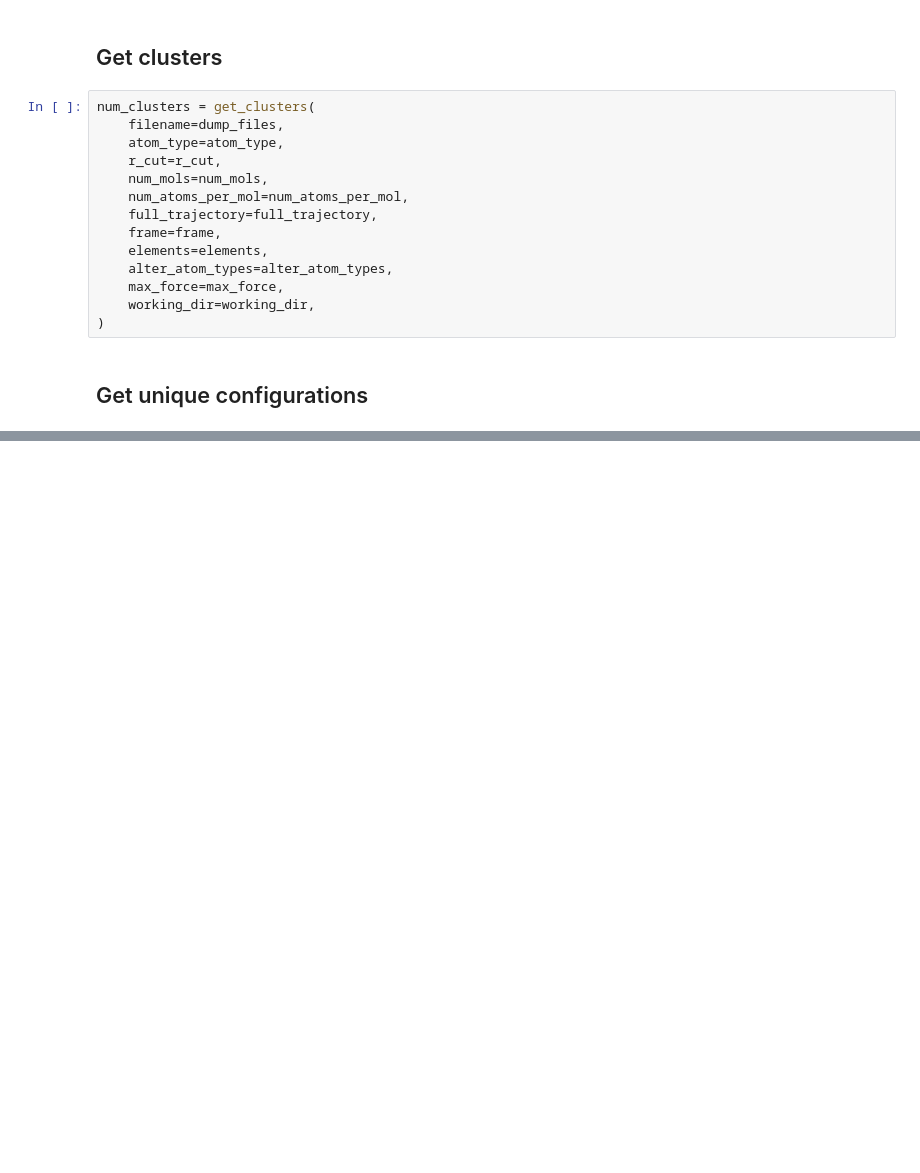
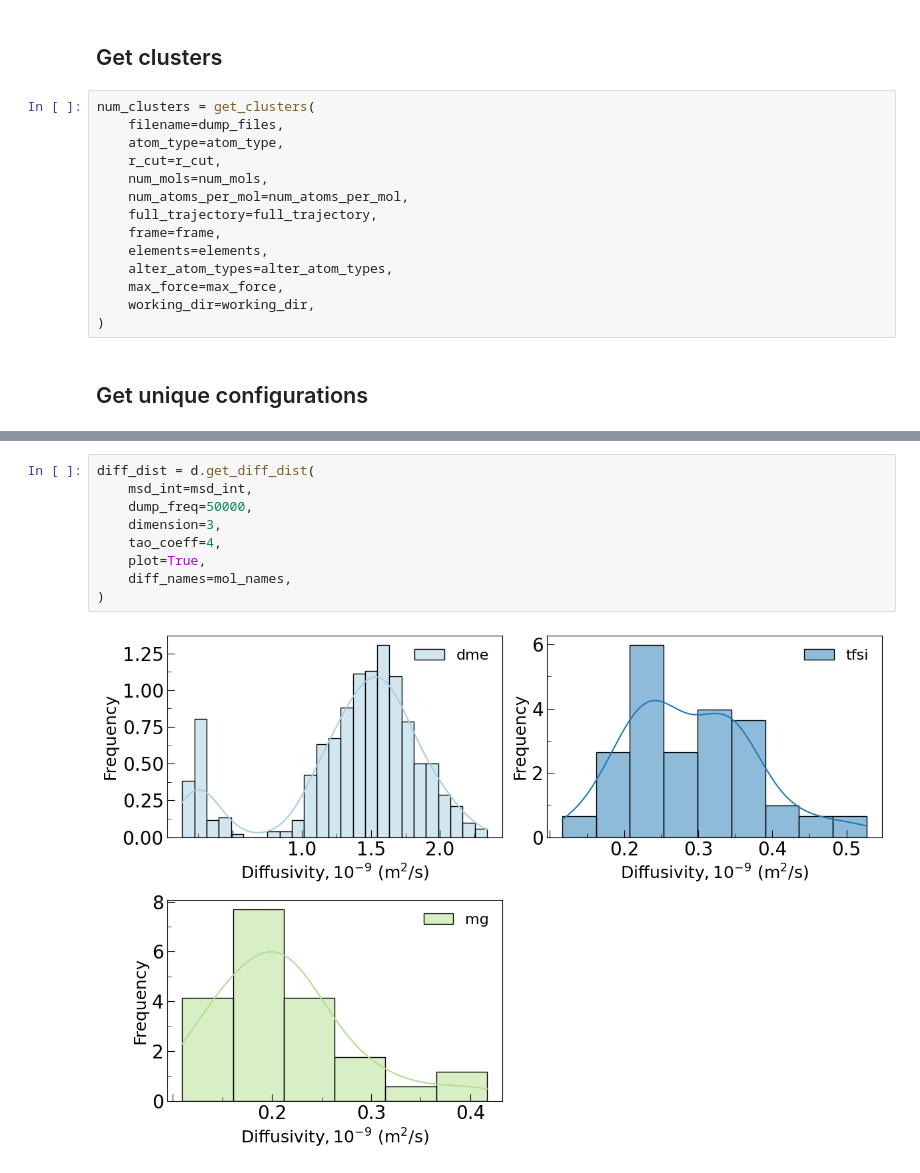
Before and after one commit to molmd/mdproptools, a Jupyter notebook: examples/mg_tfsi_dme_analysis.ipynb, the cells around one changed output, grey strips where cells are left out. Saved outputs shown, nothing was run; the diff lists cells and outputs as text; blank space fills up the shorter version.

```diff
--- a/examples/mg_tfsi_dme_analysis.ipynb
+++ b/examples/mg_tfsi_dme_analysis.ipynb
@@ -171,0 +228,11 @@ The above results indicate that around 35% of the Mg2+ solvation environment is
+# %%
+diff_dist = d.get_diff_dist(
+    msd_int=msd_int,
+    dump_freq=50000,
+    dimension=3,
+    tao_coeff=4,
+    plot=True,
+    diff_names=mol_names,
+)
+# %% [output]
+[figure, added]
```
Also changed, not shown: parts of 9 cells of this notebook.
